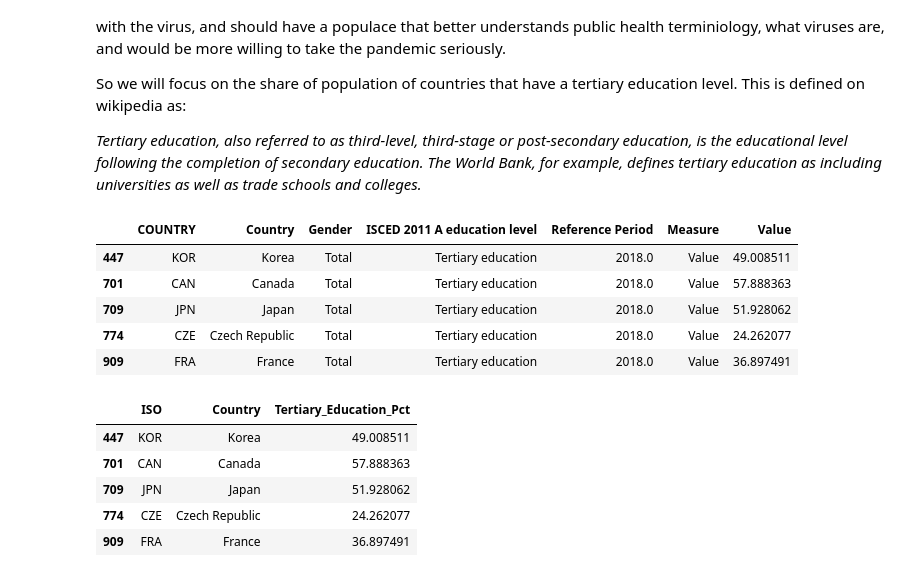
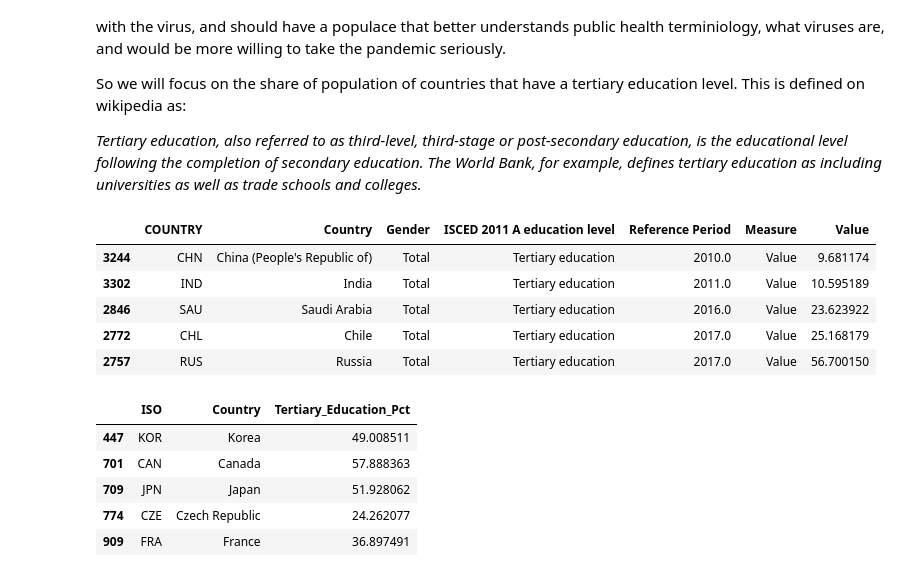
Before and after one commit to pvai-umich/SIADS591, a Jupyter notebook: Project_v1.1.ipynb, the cells around one changed output. Cells and saved outputs as stored; diff of their text form; code cells hidden in the pictures.

Commit message:
Clean most of the OECD dataframes

```diff
--- a/Project_v1.1.ipynb
+++ b/Project_v1.1.ipynb
@@ -55,24 +55,26 @@ dfraw_edu = pd.read_csv(url_edu)
 # %%
 columns_to_use = ['COUNTRY', 'Country', 'Gender', 'ISCED 2011 A education level', 'Reference Period', 'Measure', 'Value']
 
 # Only select the columns we want to use
 df_edu = dfraw_edu[columns_to_use]
 
 # filter some of the columns to include the variables we want to see
 df_edu = df_edu[df_edu['ISCED 2011 A education level'] == "Tertiary education"]
 df_edu = df_edu[df_edu['Gender'] == "Total"]
 df_edu = df_edu[df_edu['Measure'] == "Value"]
-df_edu = df_edu[df_edu['Reference Period'] == 2018]
+
+# Choose the latest datapoint for each country
+df_edu = df_edu.sort_values('Reference Period').groupby('Country').tail(1)
 
 # This final dataframe contains the share of each country's population that has a tertiary education.
 df_edu.head()
 # %% [output]
 |  | COUNTRY | Country | Gender | ISCED 2011 A education level | Reference Period | Measure | Value |
-| 447 | KOR | Korea | Total | Tertiary education | 2018.0 | Value | 49.008511 |
-| 701 | CAN | Canada | Total | Tertiary education | 2018.0 | Value | 57.888363 |
-| 709 | JPN | Japan | Total | Tertiary education | 2018.0 | Value | 51.928062 |
-| 774 | CZE | Czech Republic | Total | Tertiary education | 2018.0 | Value | 24.262077 |
-| 909 | FRA | France | Total | Tertiary education | 2018.0 | Value | 36.897491 |
+| 3244 | CHN | China (People's Republic of) | Total | Tertiary education | 2010.0 | Value | 9.681174 |
+| 3302 | IND | India | Total | Tertiary education | 2011.0 | Value | 10.595189 |
+| 2846 | SAU | Saudi Arabia | Total | Tertiary education | 2016.0 | Value | 23.623922 |
+| 2772 | CHL | Chile | Total | Tertiary education | 2017.0 | Value | 25.168179 |
+| 2757 | RUS | Russia | Total | Tertiary education | 2017.0 | Value | 56.700150 |
 # %%
 # But lets reduce this table down to what we'll be combining together later.
 # A simple country-variable table.
```
Also changed, not shown: parts of 15 cells of this notebook.
